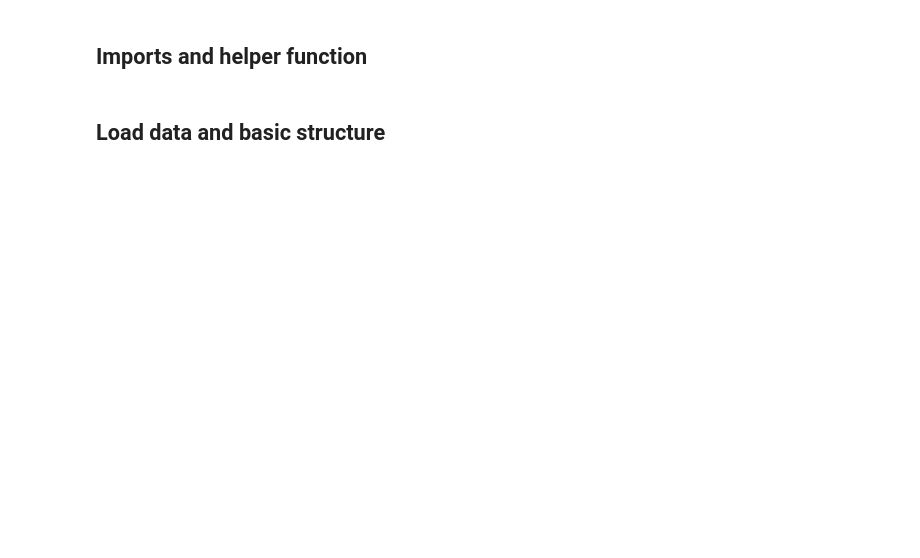
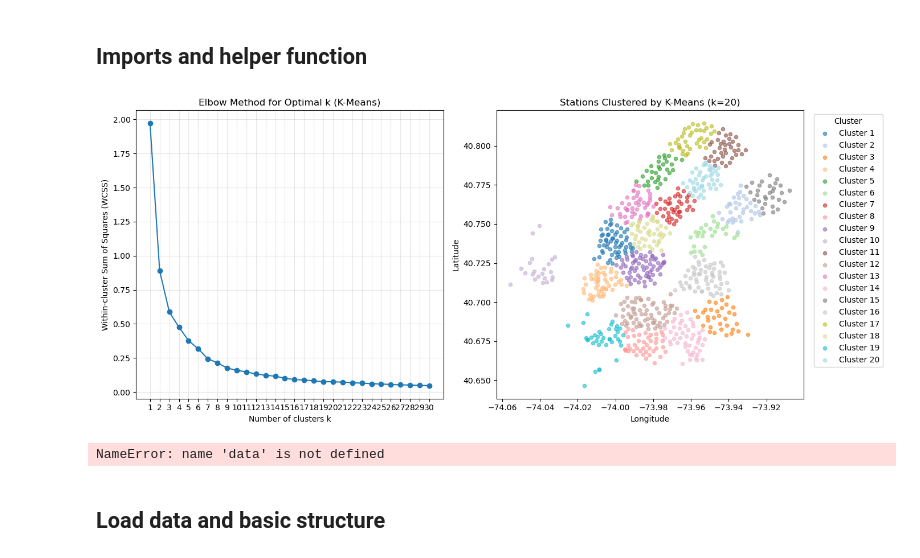
Before and after one commit to GermanButtiero/mobility, a Jupyter notebook: src/Data Analysis and Visualization 2.ipynb, the cells around one changed output. Cells and saved outputs as stored; diff of their text form; code cells hidden in the pictures; blank space fills up the shorter version.

```diff
--- a/src/Data Analysis and Visualization 2.ipynb
+++ b/src/Data Analysis and Visualization 2.ipynb
@@ -3,3 +64,67 @@
+# %%
+# Elbow method and K-Means clustering
+
+def elbow_method(data, max_k):
+    sse = []
+    for k in range(1, max_k + 1):
+        kmeans = KMeans(n_clusters=k, random_state=42)
+        kmeans.fit(data)
+        sse.append(kmeans.inertia_)
+    return sse
+
+
+coords_for_clustering = stations[['start_station_longitude', 'start_station_latitude']]
+sse = elbow_method(coords_for_clustering, max_k=30)
+
+k = 20
+
+coords = stations[['start_station_latitude', 'start_station_longitude']]
+z_scores = np.abs(stats.zscore(coords))
+mask_no_outliers = (z_scores < 3).all(axis=1)
+stations_clean = stations[mask_no_outliers].copy()
+
+kmeans = KMeans(n_clusters=k, random_state=42)
+kmeans.fit(stations_clean[['start_station_latitude', 'start_station_longitude']])
+stations_clean['station_cluster'] = kmeans.labels_ + 1
+
+
+
+# Create side-by-side plots
+
+fig, (ax_elbow, ax_map) = plt.subplots(1, 2, figsize=(14, 6))
+
+
+# Left: Elbow plot
+ax_elbow.plot(range(1, 31), sse, marker='o')
+ax_elbow.set_title('Elbow Method for Optimal k (K-Means)')
+ax_elbow.set_xlabel('Number of clusters k')
+ax_elbow.set_ylabel('Within-cluster Sum of Squares (WCSS)')
+ax_elbow.set_xticks(range(1, 31))
+ax_elbow.grid(alpha=0.3)
+
+
+# Right: K-Means scatter map
+cmap = plt.cm.get_cmap('tab20', k)
+for c in range(1, k + 1):
+    m = stations_clean['station_cluster'] == c
+    ax_map.scatter(
+        stations_clean.loc[m, 'start_station_longitude'],
+        stations_clean.loc[m, 'start_station_latitude'],
+        color=cmap(c - 1),
+        alpha=0.6,
+        s=20,
+        label=f'Cluster {c}'
+    )
+
+ax_map.set_title(f'Stations Clustered by K-Means (k={k})')
+ax_map.set_xlabel('Longitude')
+ax_map.set_ylabel('Latitude')
+ax_map.legend(title='Cluster', bbox_to_anchor=(1.02, 1), loc='upper left')
+
+plt.tight_layout()
+plt.show()
+# %% [output]
+[figure, added]
 # %%
 # --- 1. IMPORTS AND HELPER PLOT FUNCTION --------------------------------------
 
@@ -50,5 +178,21 @@ def plot_station_clusters(df, lon_col='station_longitude', lat_col='station_lati
     ax.legend(title='Cluster', bbox_to_anchor=(1.02, 1), loc='upper left')
     plt.tight_layout()
     plt.show()
+# %%
+stations_start = data[['start_station_id', 'start_station_latitude', 'start_station_longitude']].drop_duplicates().rename(columns={
+    'start_station_id': 'station_id',
+    'start_station_latitude': 'station_latitude',
+    'start_station_longitude': 'station_longitude'
+})
+
+stations_end = data[['end_station_id', 'end_station_latitude', 'end_station_longitude']].drop_duplicates().rename(columns={
+    'end_station_id': 'station_id',
+    'end_station_latitude': 'station_latitude',
+    'end_station_longitude': 'station_longitude'
+})
+
+stations = pd.concat([stations_start, stations_end]).drop_duplicates().reset_index(drop=True)
+# %% [output]
+NameError: name 'data' is not defined
 # %% [markdown]
 ## Load data and basic structure
```
Also changed, not shown: parts of 7 cells of this notebook, 2 other files.
